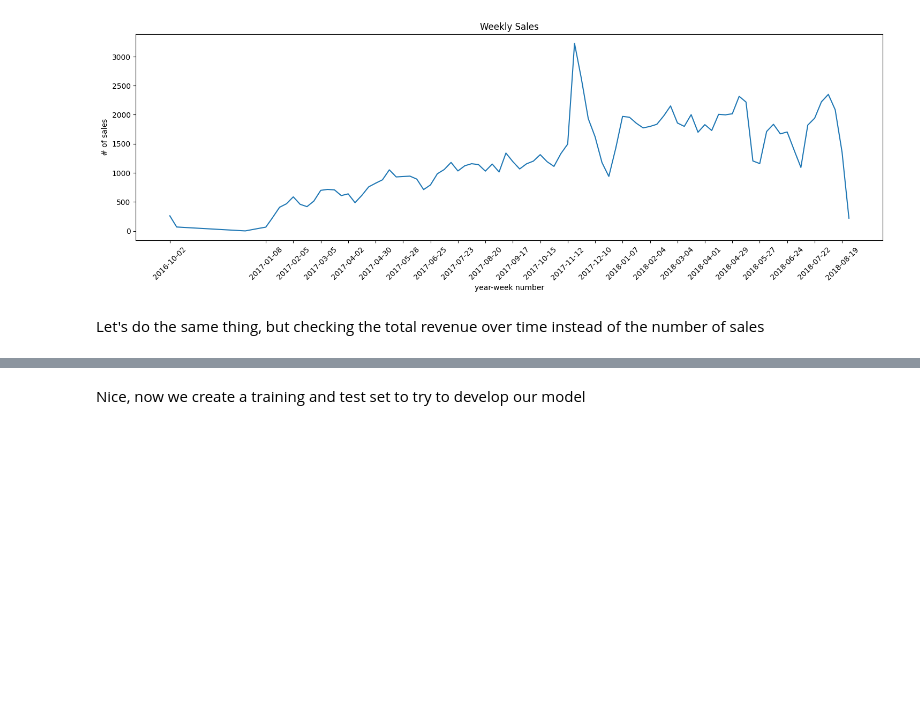
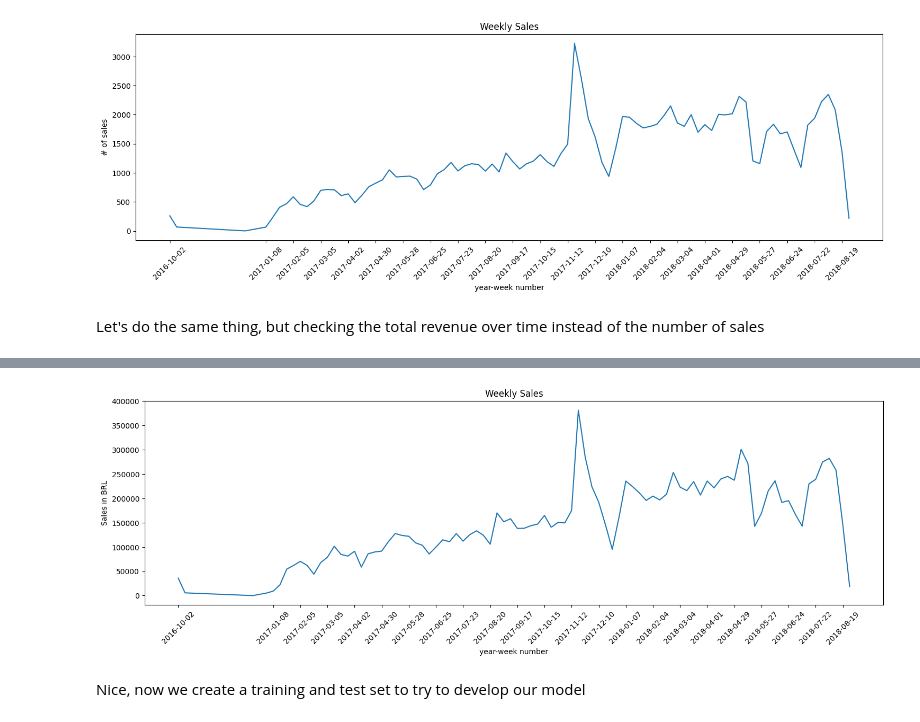
Before and after one commit to mikael-vestri/eCommerceAnalysis, a Jupyter notebook: Olist_Analysis.ipynb, the cells around one changed output, grey strips where cells are left out. Drawn from its saved outputs; the diff is of its cells as text; code cells hidden in the pictures; blank space fills up the shorter version.

```diff
--- a/Olist_Analysis.ipynb
+++ b/Olist_Analysis.ipynb
@@ -343,7 +343,8 @@ Now we can start with the EDA. Let's try to answer some questions:
 let's start checking the sales by month
 # %%
 #for this analysis we only need the order_purchase_timestamp column, so we'll create a new dataframe with only this column for dates
-df_purch = df_final.drop(['order_delivered_customer_date','order_estimated_delivery_date','shipping_limit_date'],axis=1)
+df_purch = df_final.copy()
+df_purch = df_purch.drop(['order_delivered_customer_date','order_estimated_delivery_date','shipping_limit_date'],axis=1)
 #let's also reposition the columns
 
 df_purch.head()
@@ -998,11 +993,13 @@ df_weekly
 # %%
 plt.figure(figsize=[18,5])
-plt.plot(df_weekly.date,df_weekly.weekly_sales)
+plt.plot(df_weekly.date,df_weekly.weekly_revenue)
 plt.title('Weekly Sales')
 plt.xlabel('year-week number')
-plt.ylabel('# of sales')
+plt.ylabel('Sales in BRL')
 plt.xticks(df_weekly.date[::4],rotation=45)
 plt.show()
+# %% [output]
+[figure, added]
 # %% [markdown]
 Nice, now we create a training and test set to try to develop our model
 # %%
```
Also changed, not shown: parts of 70 cells of this notebook.
